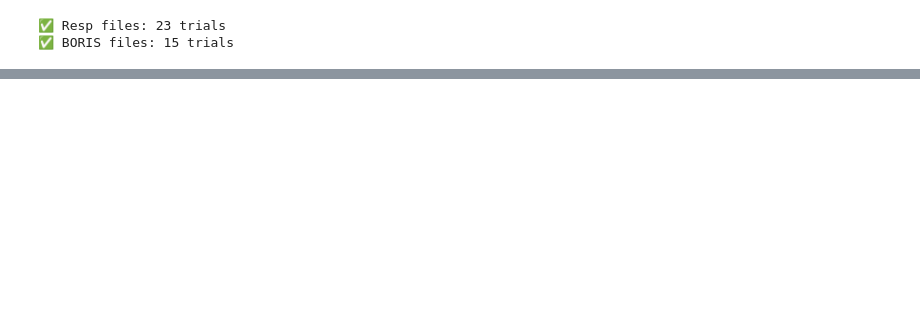
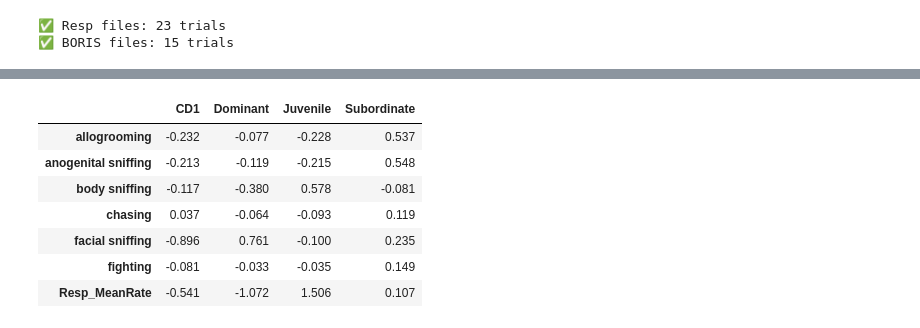
Before and after one commit to padillacoreanolab/respiratory_pilot, a Jupyter notebook: r34logistic.ipynb, the cells around one changed output, grey strips where cells are left out. Saved outputs shown, nothing was run; the diff lists cells and outputs as text; code cells hidden in the pictures; blank space fills up the shorter version.

```diff
--- a/r34logistic.ipynb
+++ b/r34logistic.ipynb
@@ -2866,0 +260,3 @@ Name: SubjectID, dtype: object
+# %%
+merged_all = pd.concat([merged_cm, merged_ri], ignore_index=True)
+print(f"✅ merged_all shape: {merged_all.shape}")
@@ -2866,0 +285,7 @@ Name: SubjectID, dtype: object
+# %%
+# --- Keep trials with known social context ---
+valid_conditions = ["Dominant", "Subordinate", "Juvenile", "CD1"]
+df_multi = merged_all[merged_all["Condition"].isin(valid_conditions)].copy()
+
+print(f"✅ Total labeled trials: {len(df_multi)}")
+print(df_multi["Condition"].value_counts())
@@ -2866,0 +336,14 @@ Name: SubjectID, dtype: object
+# %%
+model.fit(X, y_enc)
+coefs = model.named_steps["logisticregression"].coef_
+coef_df = pd.DataFrame(coefs.T, index=feature_cols, columns=le.classes_)
+display(coef_df.round(3))
+# %% [output]
+|  | CD1 | Dominant | Juvenile | Subordinate |
+| allogrooming | -0.232 | -0.077 | -0.228 | 0.537 |
+| anogenital sniffing | -0.213 | -0.119 | -0.215 | 0.548 |
+| body sniffing | -0.117 | -0.380 | 0.578 | -0.081 |
+| chasing | 0.037 | -0.064 | -0.093 | 0.119 |
+| facial sniffing | -0.896 | 0.761 | -0.100 | 0.235 |
+| fighting | -0.081 | -0.033 | -0.035 | 0.149 |
+| Resp_MeanRate | -0.541 | -1.072 | 1.506 | 0.107 |
```
Also changed, not shown: parts of 88 cells of this notebook.
